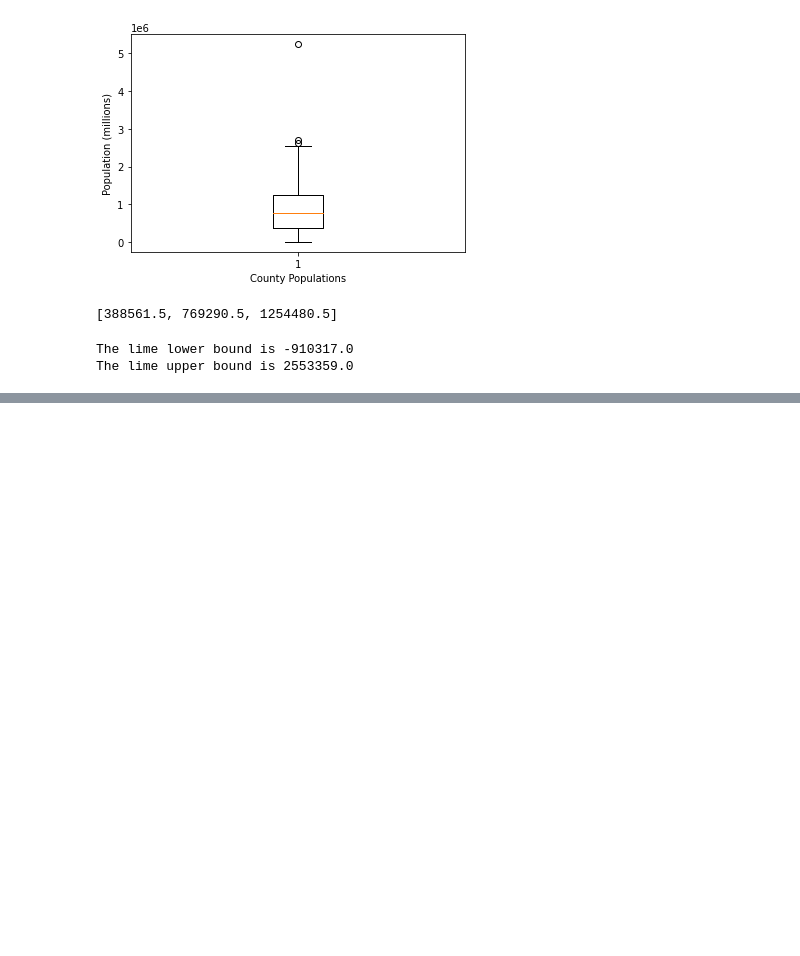
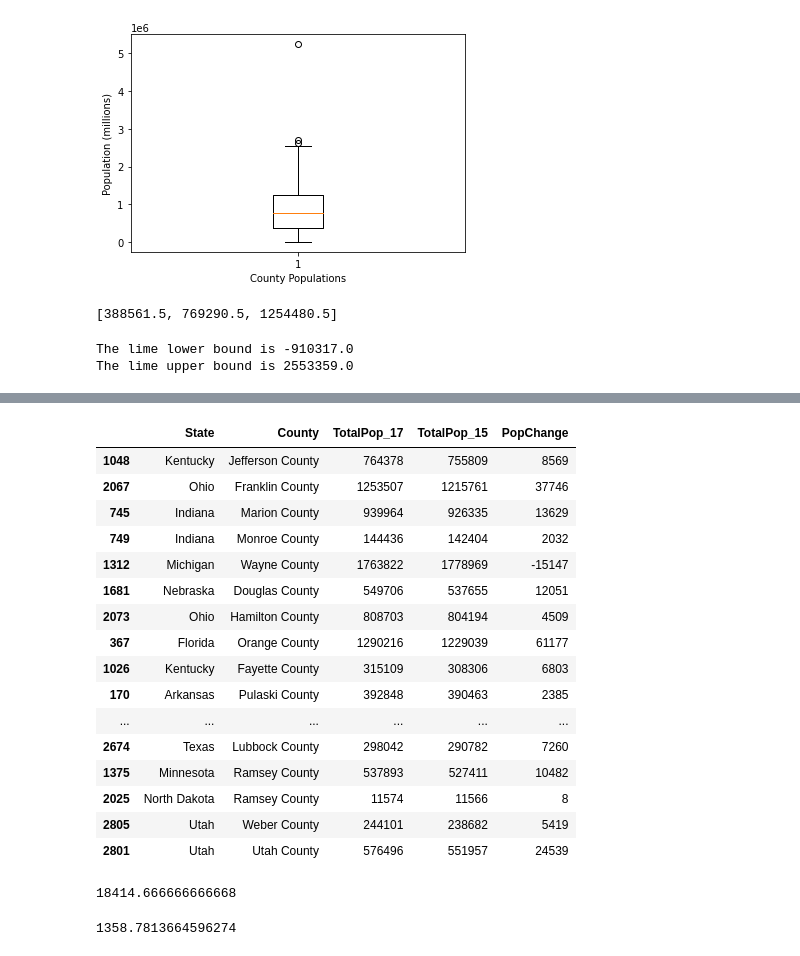
Before and after one commit to adriana-icasiano/project-1, a Jupyter notebook: census-lime/census.ipynb, the cells around one changed output, grey strips where cells are left out. Drawn from its saved outputs; the diff is of its cells as text; code cells hidden in the pictures; blank space fills up the shorter version.

```diff
--- a/census-lime/census.ipynb
+++ b/census-lime/census.ipynb
@@ -251,0 +364,4 @@ The lime upper bound is 2553359.0
+# %%
+df_short.columns = ['State','County','TotalPop_17','TotalPop_15']
+
+df_short
@@ -251,0 +382,3 @@ The lime upper bound is 2553359.0
+# %%
+df_short['PopChange'] = df_short['TotalPop_17'] -df_short['TotalPop_15']
+df_short
@@ -251,0 +404,3 @@ The lime upper bound is 2553359.0
+# %%
+lime_df = df_short.loc[df_short["County"].isin(counties), :]
+lime_df
@@ -251,0 +421,41 @@ The lime upper bound is 2553359.0
+# %%
+add = []
+
+for n in duplicates:
+    temp_df = lime_df.loc[lime_df["County"]==n[0], :]
+    temp_df = temp_df.loc[temp_df["State"]==n[1], :]
+    add.append(temp_df)
+# %%
+for n in uniques:
+    temp_df = lime_df.loc[lime_df["County"]==n, :]
+    add.append(temp_df)
+clean_df = pd.concat(add)
+clean_df
+# %% [output]
+|  | State | County | TotalPop_17 | TotalPop_15 | PopChange |
+| 1048 | Kentucky | Jefferson County | 764378 | 755809 | 8569 |
+| 2067 | Ohio | Franklin County | 1253507 | 1215761 | 37746 |
+| 745 | Indiana | Marion County | 939964 | 926335 | 13629 |
+| 749 | Indiana | Monroe County | 144436 | 142404 | 2032 |
+| 1312 | Michigan | Wayne County | 1763822 | 1778969 | -15147 |
+| 1681 | Nebraska | Douglas County | 549706 | 537655 | 12051 |
+| 2073 | Ohio | Hamilton County | 808703 | 804194 | 4509 |
+| 367 | Florida | Orange County | 1290216 | 1229039 | 61177 |
+| 1026 | Kentucky | Fayette County | 315109 | 308306 | 6803 |
+| 170 | Arkansas | Pulaski County | 392848 | 390463 | 2385 |
+| ... | ... | ... | ... | ... | ... |
+| 2674 | Texas | Lubbock County | 298042 | 290782 | 7260 |
+| 1375 | Minnesota | Ramsey County | 537893 | 527411 | 10482 |
+| 2025 | North Dakota | Ramsey County | 11574 | 11566 | 8 |
+| 2805 | Utah | Weber County | 244101 | 238682 | 5419 |
+| 2801 | Utah | Utah County | 576496 | 551957 | 24539 |
+# %%
+#Lime counties average population change in 2 years
+clean_df['PopChange'].mean()
+# %% [output]
+18414.666666666668
+# %%
+#All counties average population change in 2 years
+df_short['PopChange'].mean()
+# %% [output]
+1358.7813664596274
```
Also changed, not shown: parts of 10 cells of this notebook, 1 other file.
